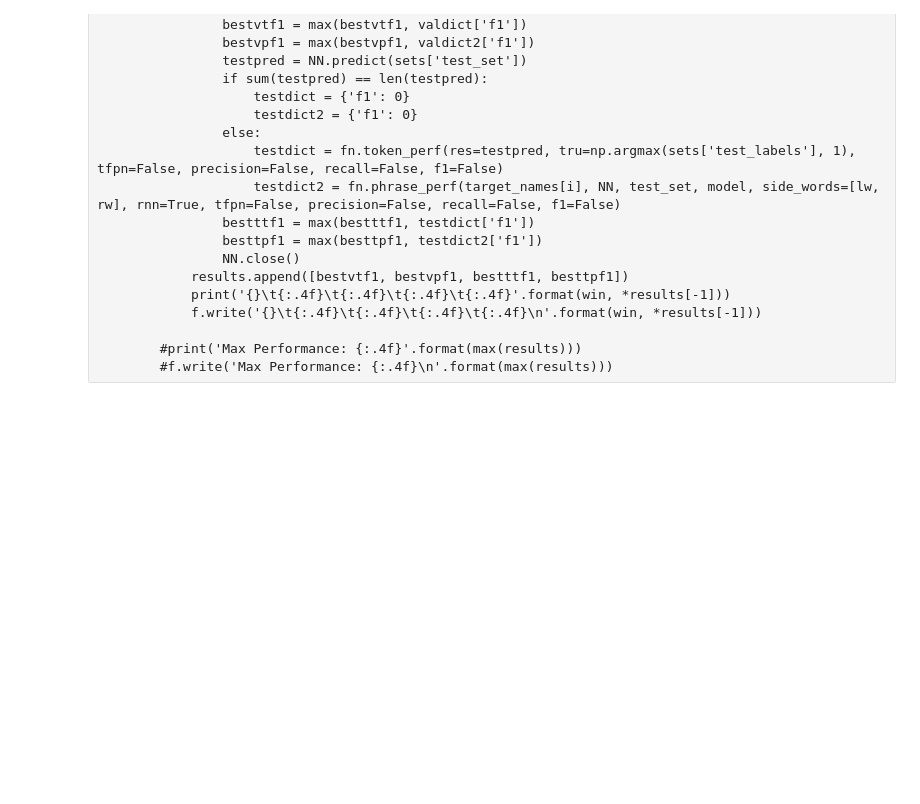
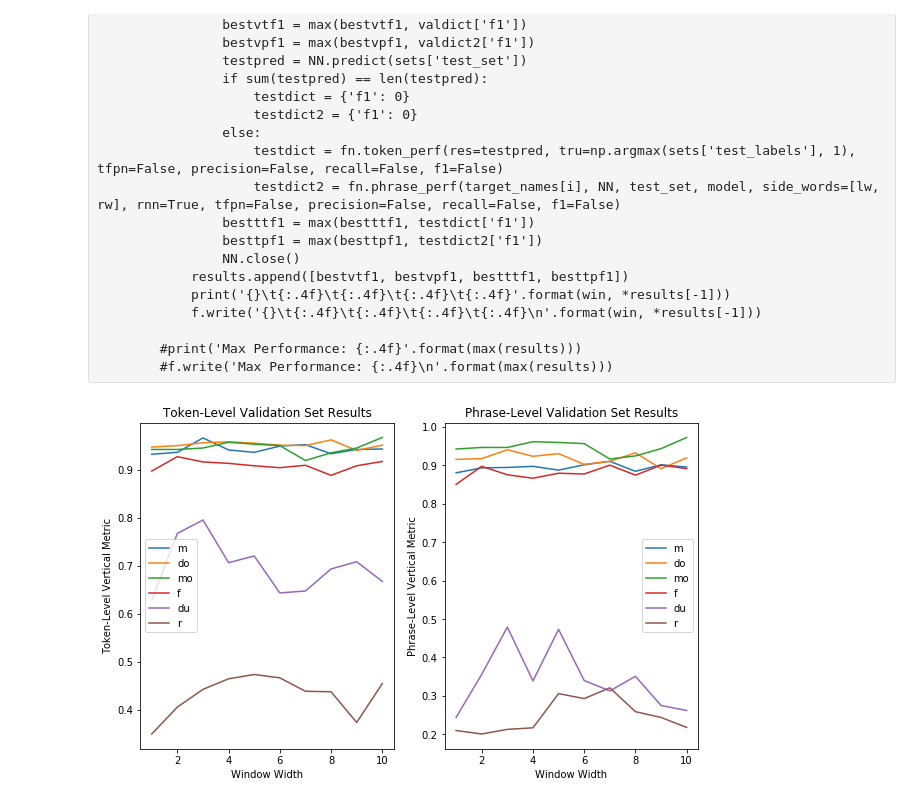
Before and after one commit to goto1991/L2B2-medication-extraction, a Jupyter notebook: Model 4 (Recurrent).ipynb, the cells around one changed output. Saved outputs shown, nothing was run; the diff lists cells and outputs as text; code cells hidden in the pictures; blank space fills up the shorter version.

```diff
--- a/Model 4 (Recurrent).ipynb
+++ b/Model 4 (Recurrent).ipynb
@@ -217,7 +231,7 @@ from matplotlib import pyplot as plt
 
 points = np.array(range(1,11))
 
-mt = [0.932, 0.936, 0.942, 0.941, 0.936, 0.949, 0.952, 0.933, 0.942, 0.943]
+mt = [0.932, 0.936, 0.966, 0.941, 0.936, 0.949, 0.952, 0.933, 0.942, 0.943]
 dot = [0.947, 0.950, 0.956, 0.958, 0.955, 0.951, 0.950, 0.962, 0.940, 0.951]
 mot = [0.942, 0.942, 0.945, 0.957, 0.953, 0.950, 0.919, 0.935, 0.945, 0.967]
 ft = [0.897, 0.927, 0.916, 0.913, 0.908, 0.904, 0.909, 0.888, 0.908, 0.917]
@@ -226,39 +240,41 @@ rt = [0.349, 0.405, 0.442, 0.464, 0.473, 0.466, 0.438 ,0.437, 0.373 ,0.454]
 
 
 mp = [0.880, 0.893, 0.894, 0.897, 0.887, 0.901, 0.910, 0.884, 0.901, 0.895]
-dop = [0.915, 0.917, 0.928, 0.923, 0.930, 0.902, 0.910, 0.932, 0.891, 0.919]
+dop = [0.915, 0.917, 0.940, 0.923, 0.930, 0.902, 0.910, 0.932, 0.891, 0.919]
 mop = [0.942, 0.946, 0.946, 0.961, 0.959, 0.956, 0.916, 0.924, 0.943, 0.972]
 fp = [0.850, 0.897, 0.875, 0.866, 0.879, 0.877, 0.900, 0.874, 0.900, 0.891]
-dup = [0.244, 0.356, 0.479, 0.339, 0.473 ,0.340 ,0.313 0.351 ,0.275 ,0.262]
+dup = [0.244, 0.356, 0.479, 0.339, 0.473, 0.340, 0.313, 0.351, 0.275, 0.262]
 rp = [0.210, 0.201, 0.213, 0.217, 0.306, 0.293, 0.321, 0.259, 0.244, 0.218]
 
 
 
 fig = plt.figure(figsize=(10, 6))
 plt.subplots_adjust(hspace=0.4)
 
 plt.subplot(121)
 plt.plot(points, mt, label="m")
 plt.plot(points, dot, label="do")
 plt.plot(points, mot, label="mo")
 plt.plot(points, ft, label="f")
 plt.plot(points, dut, label="du")
 plt.plot(points, rt, label="r")
 plt.xlabel("Window Width")
 plt.ylabel("Token-Level Vertical Metric")
 plt.title('Token-Level Validation Set Results')
 plt.legend()
 
 plt.subplot(122)
 plt.plot(points, mp, label="m")
 plt.plot(points, dop, label="do")
 plt.plot(points, mop, label="mo")
 plt.plot(points, fp, label="f")
 plt.plot(points, dup, label="du")
 plt.plot(points, rp, label="r")
 plt.xlabel("Window Width")
 plt.ylabel("Phrase-Level Vertical Metric")
 plt.title('Phrase-Level Validation Set Results')
 plt.legend()
 
 plt.show()
+# %% [output]
+[figure, added]
```
Also changed, not shown: parts of 8 cells of this notebook, 5 other files.
